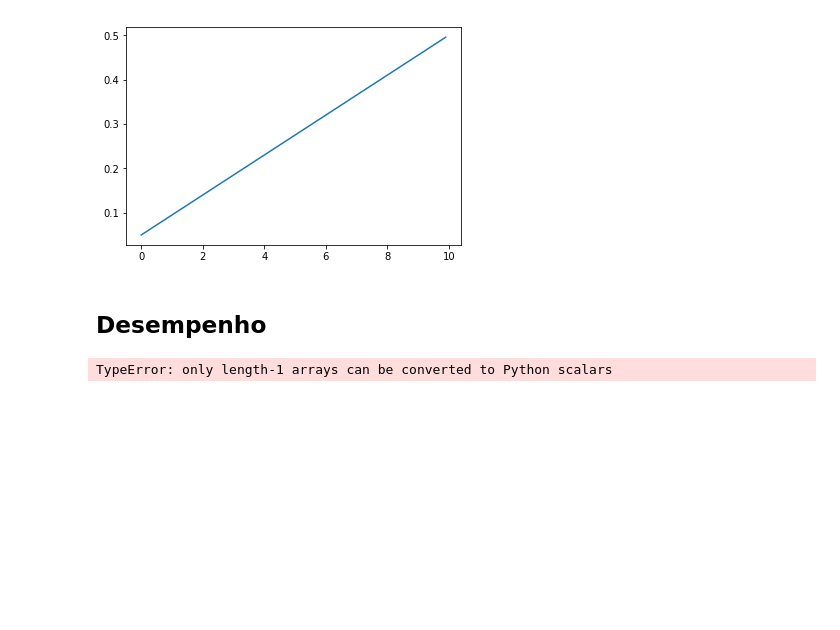
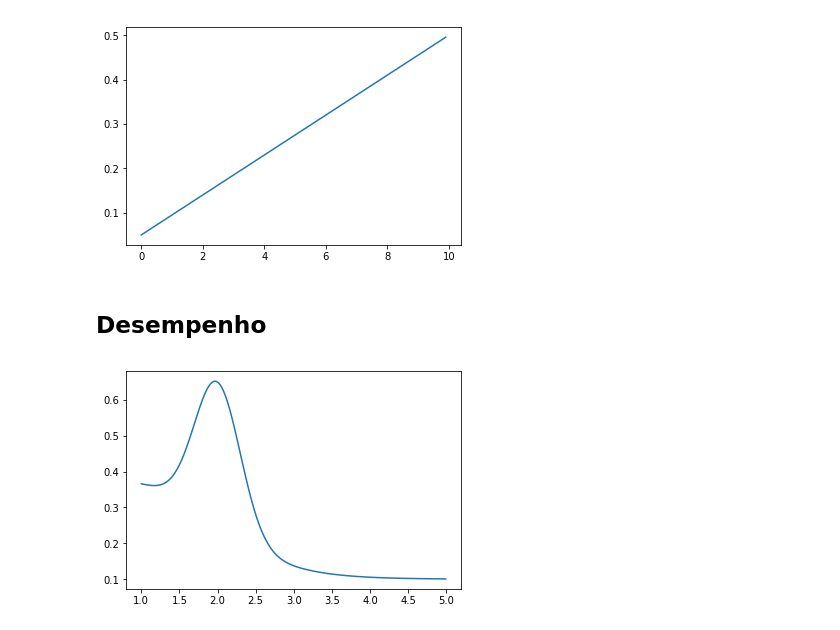
Before and after one commit to kiq005/AM-Demissao, a Jupyter notebook: Funções Base.ipynb, the cells around one changed output. Saved outputs shown, nothing was run; the diff lists cells and outputs as text; code cells hidden in the pictures; blank space fills up the shorter version.

```diff
--- a/Funções Base.ipynb
+++ b/Funções Base.ipynb
@@ -67,14 +67,16 @@ plt.show()
 ## Desempenho
 # %%
 def logistica(x, L, k, x_0, y_f):
-    return y_f + (L/(1+math.exp(-k*(x-x_0))))
+    return y_f + (L/(1+math.e**(-k*(x-x_0))))
 # %%
 def gauss(x, s, m):
-    return (1/(s*math.sqrt(2*math.PI)))**(-((x-m)**2)/2*s*s)
+    return (1/(s*np.sqrt(2*math.pi)))*math.e**-((x-m)**2/(2*s**2))
 # %%
-x_des = np.arange(1, 5, .1)
+x_des = np.arange(1, 5, .01)
 y_des = logistica(x_des, 0.3, -2, 2, 0.1)+.3*gauss(x_des,0.3,2)
+#y_des = gauss(x_des, .3, 2)
+#y_des = logistica(x_des, .3, -2, 2, .1)
 plt.plot(x_des, y_des)
 plt.show()
 # %% [output]
-TypeError: only length-1 arrays can be converted to Python scalars
+[figure, added]
```
Also changed, not shown: 1 other file.
